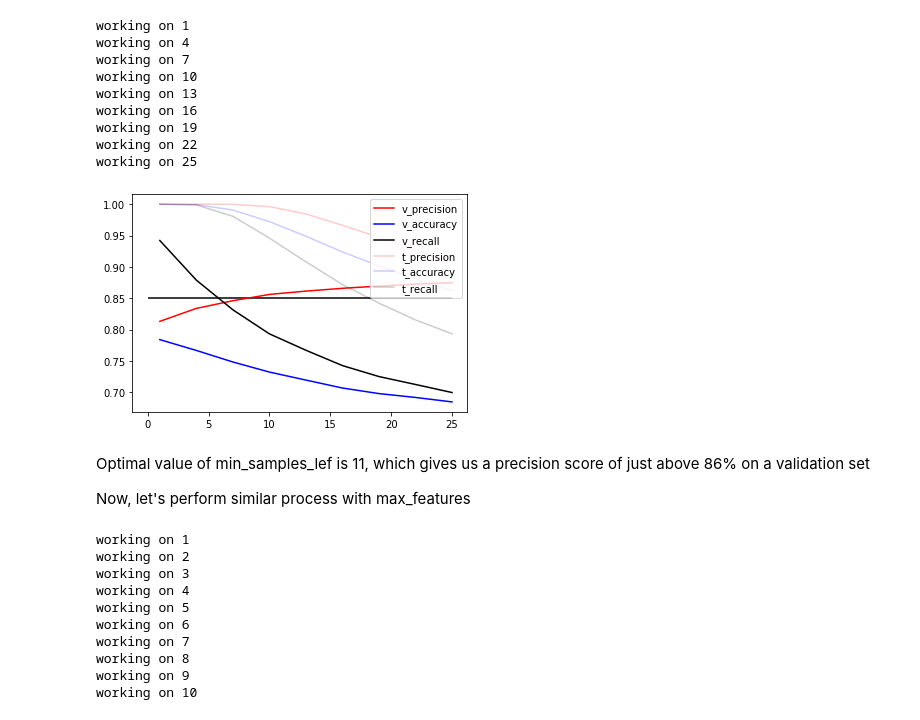
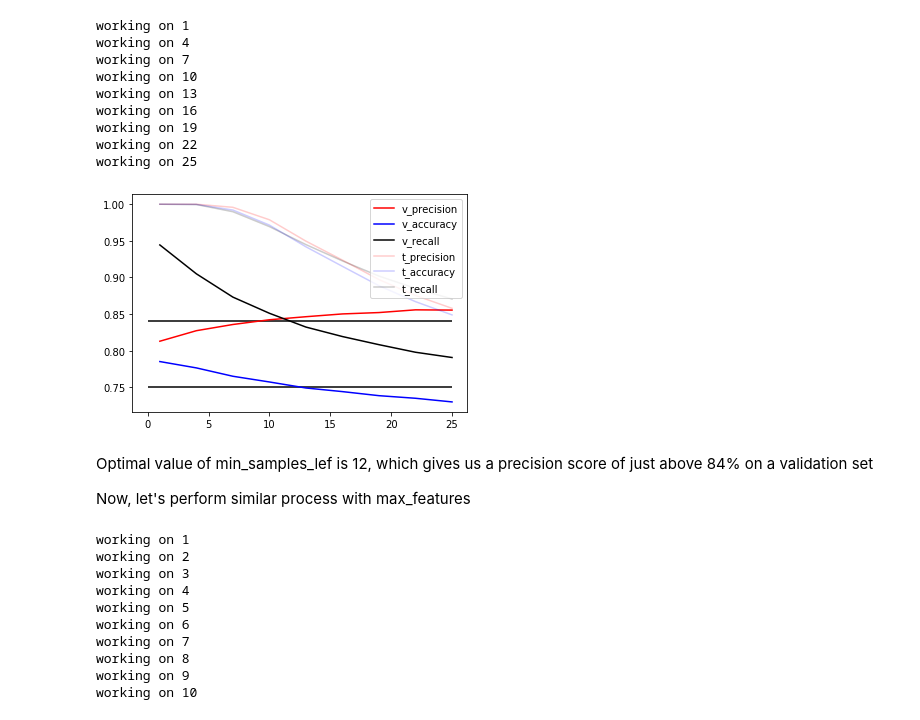
Before and after one commit to nikita-yatchenko/lending_club_project, a Jupyter notebook: lending_club_accepted_loan_analysis.ipynb, the cells around one changed output. Saved outputs shown, nothing was run; the diff lists cells and outputs as text; code cells hidden in the pictures.

```diff
--- a/lending_club_accepted_loan_analysis.ipynb
+++ b/lending_club_accepted_loan_analysis.ipynb
@@ -545,8 +574,8 @@ print(len(to_keep)); print(len(feat_imp1.feature))
 
 dup_idxs = y_train[y_train == 0].index
 dup_tr_df = X_train.loc[dup_idxs]
-X_train_dup = pd.concat([X_train, dup_tr_df, dup_tr_df, dup_tr_df], axis = 0) #
-y_train_dup = pd.concat([y_train, y_train[dup_idxs], y_train[dup_idxs], y_train[dup_idxs]], axis = 0) #
+X_train_dup = pd.concat([X_train, dup_tr_df, dup_tr_df], axis = 0) #
+y_train_dup = pd.concat([y_train, y_train[dup_idxs], y_train[dup_idxs]], axis = 0) #
 
 
 leaf_num = []
@@ -587,19 +616,20 @@ working on 25
 # %%
 leaf_num = [*range(1, 26, 3)]
 
 plt.plot(leaf_num, v_precision_scores, c= 'r', label = 'v_precision')
 plt.plot(leaf_num, v_accuracy_scores, c = 'b', label = 'v_accuracy')
 plt.plot(leaf_num, v_recall_scores, c = 'black', label = 'v_recall')
 
 plt.plot(leaf_num, t_precision_scores, c= 'r', label = 't_precision', alpha = 0.2)
 plt.plot(leaf_num, t_accuracy_scores, c = 'b', label = 't_accuracy', alpha = 0.2)
 plt.plot(leaf_num, t_recall_scores, c = 'black', label = 't_recall', alpha = 0.2)
-plt.hlines(0.85, xmin = 0, xmax = 25)
+plt.hlines(0.84, xmin = 0, xmax = 25)
+plt.hlines(0.75, xmin = 0, xmax = 25)
 plt.legend(loc='upper right');
 # %% [output]
-[figure, old version]
+[figure, new version]
 # %% [markdown]
-Optimal value of min_samples_lef is 11, which gives us a precision score of just above 86% on a validation set
+Optimal value of min_samples_lef is 12, which gives us a precision score of just above 84% on a validation set
 
 Now, let's perform similar process with max_features
 # %%
```
Also changed, not shown: parts of 71 cells of this notebook.
